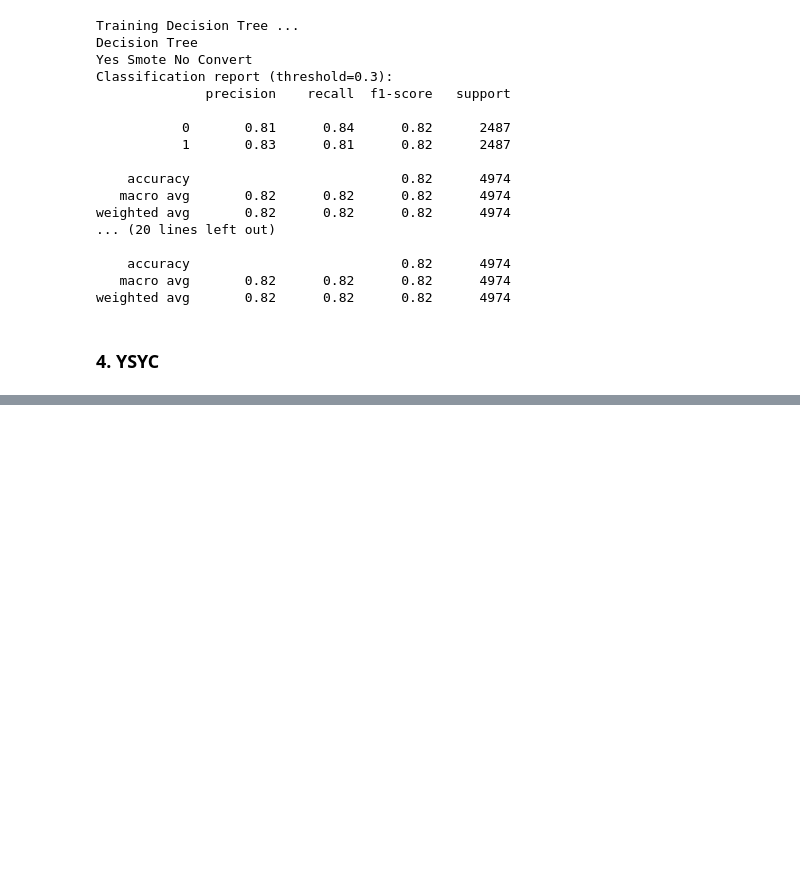
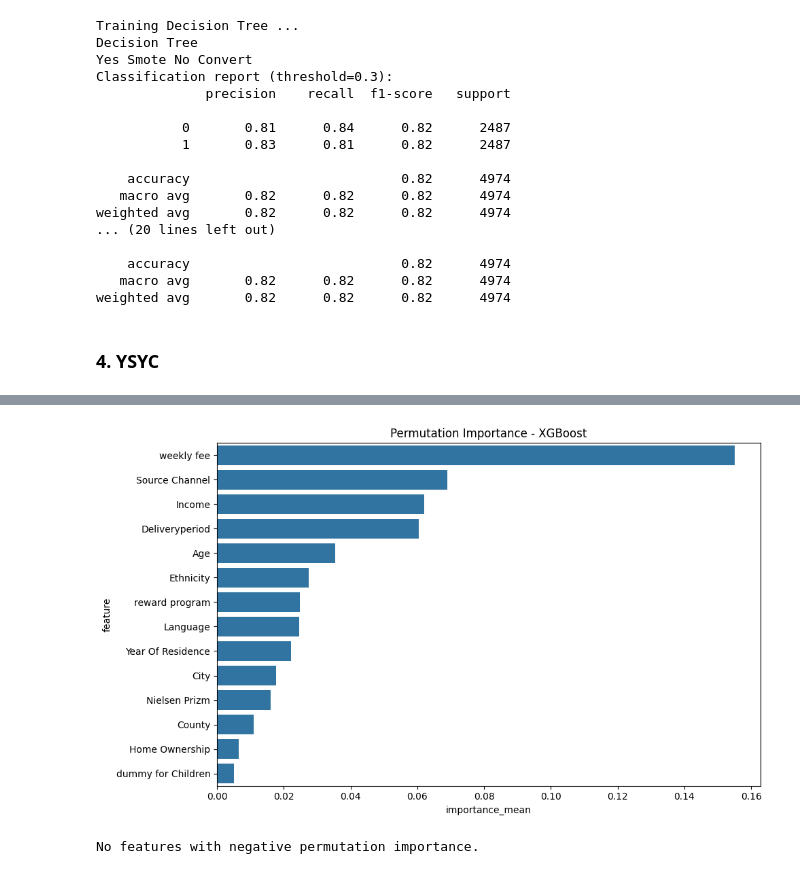
Before and after one commit to SKNETWORKS-FAMILY-AICAMP/SKN17-2nd-5Team, a Jupyter notebook: train.ipynb, the cells around one changed output, grey strips where cells are left out. Saved outputs shown, nothing was run; the diff lists cells and outputs as text; code cells hidden in the pictures; blank space fills up the shorter version.

```diff
--- a/train.ipynb
+++ b/train.ipynb
@@ -22,14 +23,22 @@ from sklearn.inspection import permutation_importance
 from sklearn.tree import DecisionTreeClassifier
 from sklearn.metrics import classification_report
 from xgboost import XGBClassifier, plot_importance
+from sklearn.ensemble import GradientBoostingClassifier
 
 models = [
 
-    ('Decision Tree', DecisionTreeClassifier(), {
-        'max_depth': [None, 5, 10, 20],
-        'min_samples_split': [2, 5, 10],
-        'min_samples_leaf': [1, 5, 10]
+    ('XGBoost', XGBClassifier(random_state=42), {
+        'n_estimators': [100, 200, 300, 500],
+        'learning_rate': [0.05, 0.1, 0.2],
+        'max_depth': [3, 5, 7, 10],
+        'min_child_weight': [1, 3, 5],
     })
+    # ('GradientBoosting', GradientBoostingClassifier(random_state=42), {
+    #     'n_estimators': [50, 100, 200],
+    #     'learning_rate': [0.01, 0.1, 0.2],
+    #     'max_depth': [3, 5],
+    #     'subsample': [0.8, 1.0]
+    # })
 ]
 # %% [markdown]
 ### 1. NSNC
@@ -178,9 +285,47 @@ weighted avg       0.81      0.80      0.80      4974
 # %%
-# # 변수 중요도 분석 (permutation_importance)
-# print("\nPermutation Importance on Test Set:")
-# perm_importance = permutation_importance(best_model_result['Best Estimator'], X_test, y_test, n_repeats=30, random_state=42, n_jobs=-1)
+from sklearn.inspection import permutation_importance
+import pandas as pd
+import seaborn as sns
 
-# perm_df = pd.DataFrame({'feature': X_test.columns, 'importance_mean': perm_importance.importances_mean})
-# perm_df = perm_df.sort_values(by='importance_mean', ascending=False)
+# test 데이터를 기준으로 permutation importance 계산
+result = permutation_importance(best_model, X_test, y_test, n_repeats=30, random_state=42, n_jobs=-1)
 
-# print(perm_df.head(15))
+# 중요도 정리
+importance_df = pd.DataFrame({
+    'feature': X_test.columns,
+    'importance_mean': result.importances_mean,
+    'importance_std': result.importances_std
+})
+
+importance_df = importance_df.sort_values(by='importance_mean', ascending=False)
+
+# 시각화
+plt.figure(figsize=(10,6))
+sns.barplot(x='importance_mean', y='feature', data=importance_df)
+plt.title(f'Permutation Importance - {name}')
+plt.tight_layout()
+plt.show()
+# %% [output]
+[figure, added]
+# %%
+importance_df_neg = importance_df[importance_df['importance_mean'] < 0]
+
+if not importance_df_neg.empty:
+    # 음수 중요도 변수 내림차순(절댓값 기준) 정렬 (그래프용으로는 오름차순)
+    importance_df_neg_sorted = importance_df_neg.sort_values(by='importance_mean', ascending=True).head(15)
+
+    print("Features with Negative Permutation Importance:")
+    print(importance_df_neg_sorted)
+
+    # 시각화
+    plt.figure(figsize=(8, 6))
+    plt.barh(importance_df_neg_sorted['feature'], importance_df_neg_sorted['importance_mean'], color='salmon')
+    plt.xlabel('Permutation Importance (Mean)')
+    plt.title('Features with Negative Permutation Importance')
+    plt.grid(axis='x', linestyle='--', alpha=0.7)
+    plt.tight_layout()
+    plt.show()
+else:
+    print("No features with negative permutation importance.")
+# %% [output]
+No features with negative permutation importance.
```
Also changed, not shown: parts of 7 cells of this notebook, 1 other file.
